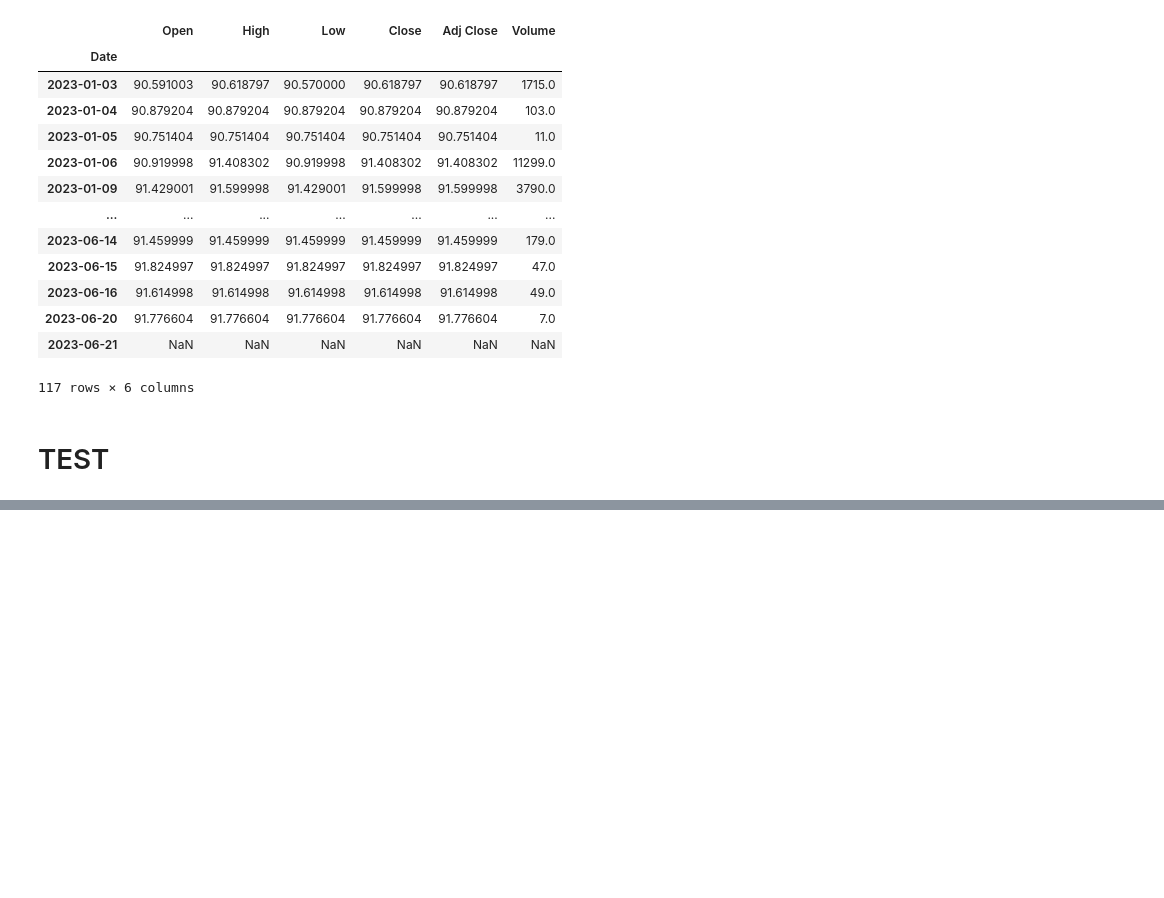
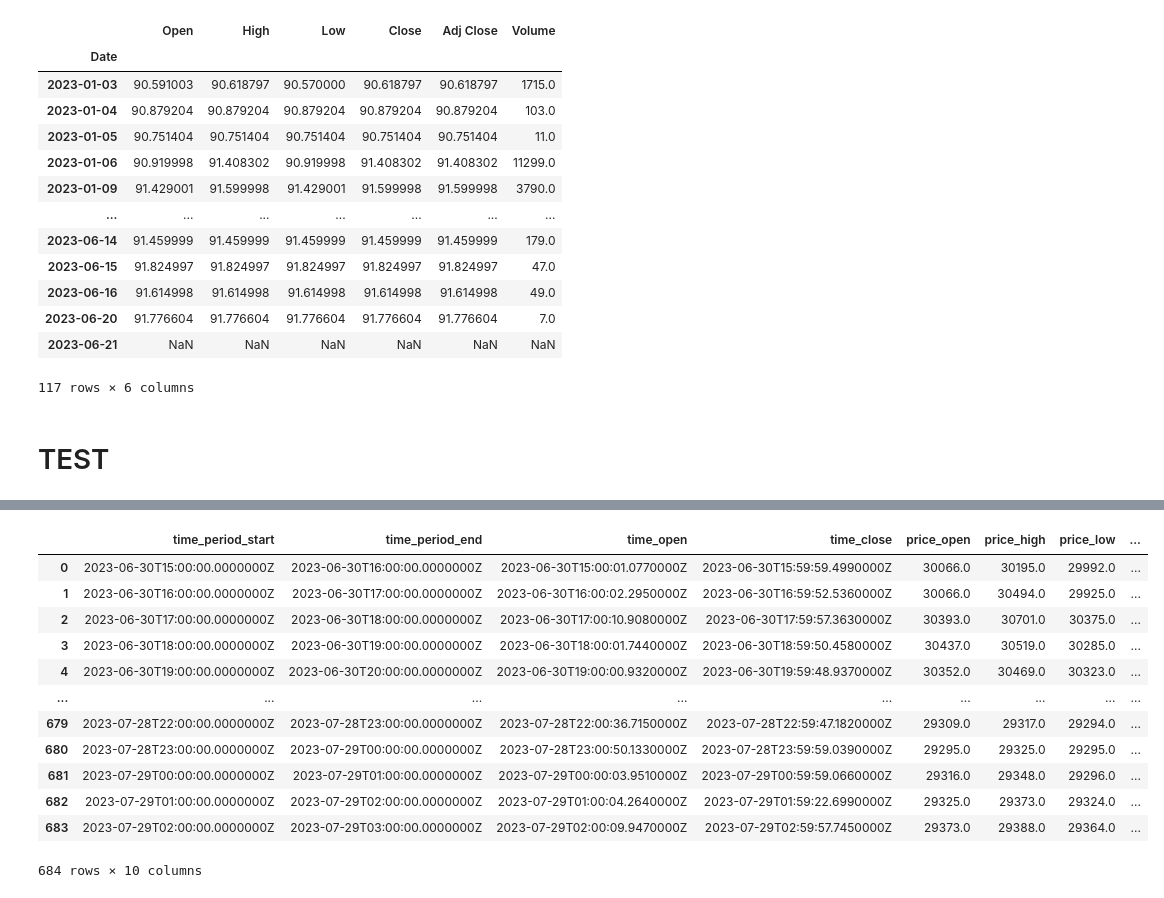
Before and after one commit to GmelaN/BTEM, a Jupyter notebook: API_test.ipynb, the cells around one changed output, grey strips where cells are left out. Saved outputs shown, nothing was run; the diff lists cells and outputs as text; code cells hidden in the pictures; blank space fills up the shorter version.

```diff
--- a/API_test.ipynb
+++ b/API_test.ipynb
@@ -489,4 +487,10 @@ import fetch_data as functions
 # %%
-duration = functions.Duration(start="2023-07-01T00:00", end="2023-07-25T00:00", batch_size=1, interval="HOUR")
-data = functions.get_bitcoin_candle(duration=duration)
+from DataFetcher.DataFetcher import DataFetcher
+from DataFetcher.Duration import Duration
+
+dataFetcher = DataFetcher()
+
+duration = Duration(start="2023-07-01T00:00", end="2023-07-29T12:00", batch_size=100_000, interval="HOUR")
+
+bitcoin_candle = dataFetcher.get_bitcoin_candle(duration=duration)
 # %% [output]
@@ -493,0 +498,16 @@ AttributeError: 'str' object has no attribute 'keys'
+# %%
+bitcoin_candle
+# %% [output]
+|  | time_period_start | time_period_end | time_open | time_close | price_open | price_high | price_low | ... |
+| 0 | 2023-06-30T15:00:00.0000000Z | 2023-06-30T16:00:00.0000000Z | 2023-06-30T15:00:01.0770000Z | 2023-06-30T15:59:59.4990000Z | 30066.0 | 30195.0 | 29992.0 | ... |
+| 1 | 2023-06-30T16:00:00.0000000Z | 2023-06-30T17:00:00.0000000Z | 2023-06-30T16:00:02.2950000Z | 2023-06-30T16:59:52.5360000Z | 30066.0 | 30494.0 | 29925.0 | ... |
+| 2 | 2023-06-30T17:00:00.0000000Z | 2023-06-30T18:00:00.0000000Z | 2023-06-30T17:00:10.9080000Z | 2023-06-30T17:59:57.3630000Z | 30393.0 | 30701.0 | 30375.0 | ... |
+| 3 | 2023-06-30T18:00:00.0000000Z | 2023-06-30T19:00:00.0000000Z | 2023-06-30T18:00:01.7440000Z | 2023-06-30T18:59:50.4580000Z | 30437.0 | 30519.0 | 30285.0 | ... |
+| 4 | 2023-06-30T19:00:00.0000000Z | 2023-06-30T20:00:00.0000000Z | 2023-06-30T19:00:00.9320000Z | 2023-06-30T19:59:48.9370000Z | 30352.0 | 30469.0 | 30323.0 | ... |
+| ... | ... | ... | ... | ... | ... | ... | ... | ... |
+| 679 | 2023-07-28T22:00:00.0000000Z | 2023-07-28T23:00:00.0000000Z | 2023-07-28T22:00:36.7150000Z | 2023-07-28T22:59:47.1820000Z | 29309.0 | 29317.0 | 29294.0 | ... |
+| 680 | 2023-07-28T23:00:00.0000000Z | 2023-07-29T00:00:00.0000000Z | 2023-07-28T23:00:50.1330000Z | 2023-07-28T23:59:59.0390000Z | 29295.0 | 29325.0 | 29295.0 | ... |
+| 681 | 2023-07-29T00:00:00.0000000Z | 2023-07-29T01:00:00.0000000Z | 2023-07-29T00:00:03.9510000Z | 2023-07-29T00:59:59.0660000Z | 29316.0 | 29348.0 | 29296.0 | ... |
+| 682 | 2023-07-29T01:00:00.0000000Z | 2023-07-29T02:00:00.0000000Z | 2023-07-29T01:00:04.2640000Z | 2023-07-29T01:59:22.6990000Z | 29325.0 | 29373.0 | 29324.0 | ... |
+| 683 | 2023-07-29T02:00:00.0000000Z | 2023-07-29T03:00:00.0000000Z | 2023-07-29T02:00:09.9470000Z | 2023-07-29T02:59:57.7450000Z | 29373.0 | 29388.0 | 29364.0 | ... |
+684 rows × 10 columns
```
Also changed, not shown: parts of 16 cells of this notebook, 4 other files.
